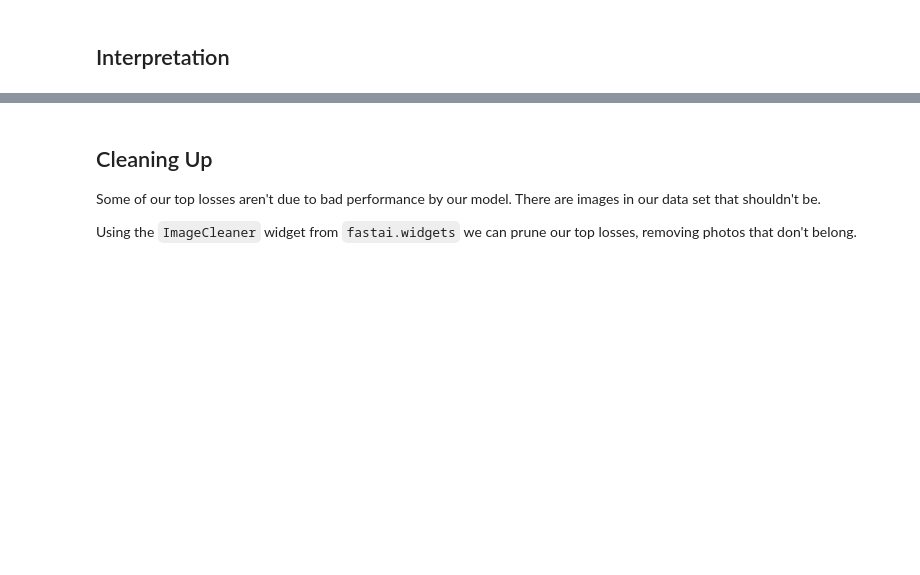
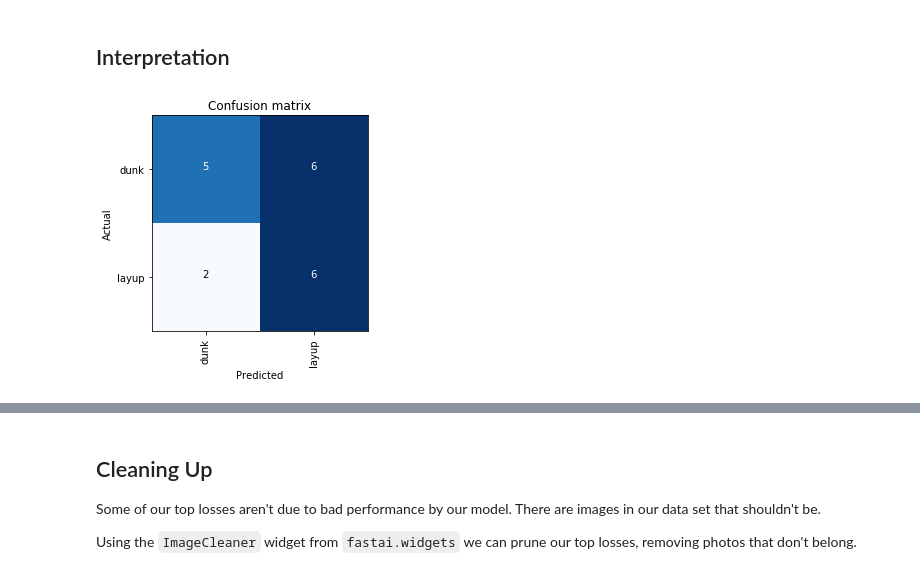
Before and after one commit to pwendel3/my_fast_ai, a Jupyter notebook: nbs/dl1/lesson2-download-pw.ipynb, the cells around one changed output, grey strips where cells are left out. Cells and saved outputs as stored; diff of their text form; code cells hidden in the pictures; blank space fills up the shorter version.

```diff
--- a/nbs/dl1/lesson2-download-pw.ipynb
+++ b/nbs/dl1/lesson2-download-pw.ipynb
@@ -252,4 +250,8 @@ learn.save('stage-2')
 learn.load('stage-2');
 # %%
 interp = ClassificationInterpretation.from_learner(learn)
+# %%
+interp.plot_confusion_matrix()
+# %% [output]
+[figure, added]
 # %%
```
Also changed, not shown: parts of 7 cells of this notebook.
